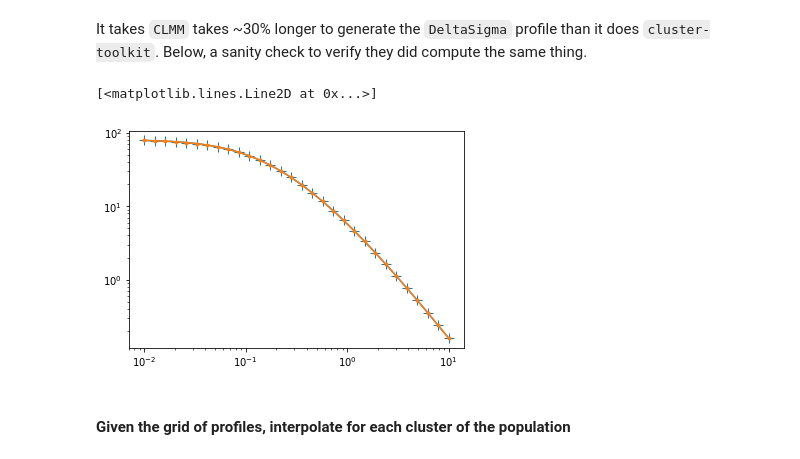
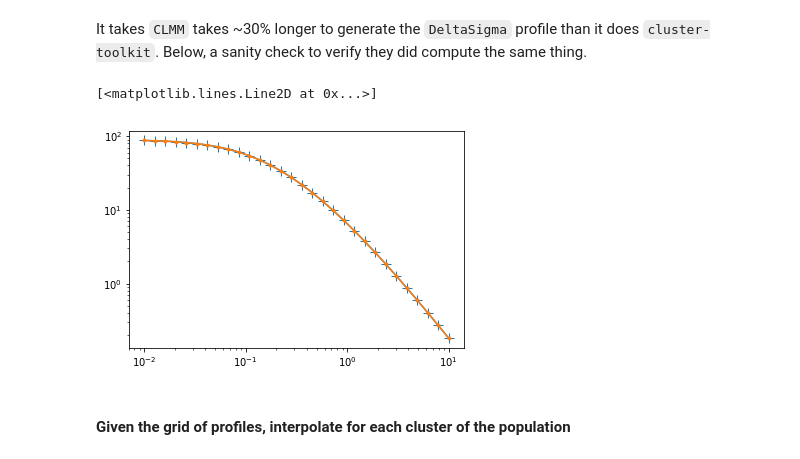
Before and after one commit to LSSTDESC/CLxTJP, a Jupyter notebook: examples/CT_CLMM_time_estimate.ipynb, the cells around one changed output. Saved outputs shown, nothing was run; the diff lists cells and outputs as text; code cells hidden in the pictures.

```diff
--- a/examples/CT_CLMM_time_estimate.ipynb
+++ b/examples/CT_CLMM_time_estimate.ipynb
@@ -87,6 +85,6 @@ So, 400 function calls
 # %%
-cl_masses = np.logspace(13.,16.,30)
-cl_redshifts = np.linspace(0.1,1.2,30)
+cl_masses = np.logspace(13.,16.,20)
+cl_redshifts = np.linspace(0.1,1.2,20)
 # %% [markdown]
 #### Time to generate the interpolation table
 # %%
@@ -100,13 +98,13 @@ cl_redshifts = np.linspace(0.1,1.2,30)
 # %% [markdown]
 It takes `CLMM` takes ~30% longer to generate the `DeltaSigma` profile than it does `cluster-toolkit`. Below, a sanity check to verify they did compute the same thing.
 # %%
-res_ct_DeltaSigma = grid_ct_DeltaSigma(cl_masses, cl_redshifts, R_perp)
-res_clmm_DeltaSigma = grid_clmm_DeltaSigma(cl_masses, cl_redshifts, R_perp)
-plt.loglog(R_perp, res_ct_DeltaSigma[1][2], marker='+', markersize=10)
-plt.loglog(R_perp, res_clmm_DeltaSigma[1][2], marker = '.')
+grid_ct = grid_ct_DeltaSigma(cl_masses, cl_redshifts, R_perp)
+grid_clmm = grid_clmm_DeltaSigma(cl_masses, cl_redshifts, R_perp)
+plt.loglog(R_perp, grid_ct[1][2], marker='+', markersize=10)
+plt.loglog(R_perp, grid_clmm[1][2], marker = '.')
 # %% [output]
 [<matplotlib.lines.Line2D at 0x...>]
-[figure, old version]
+[figure, new version]
 # %% [markdown]
 #### Given the grid of profiles, interpolate for each cluster of the population
 # %%
```
Also changed, not shown: parts of 20 cells of this notebook.
